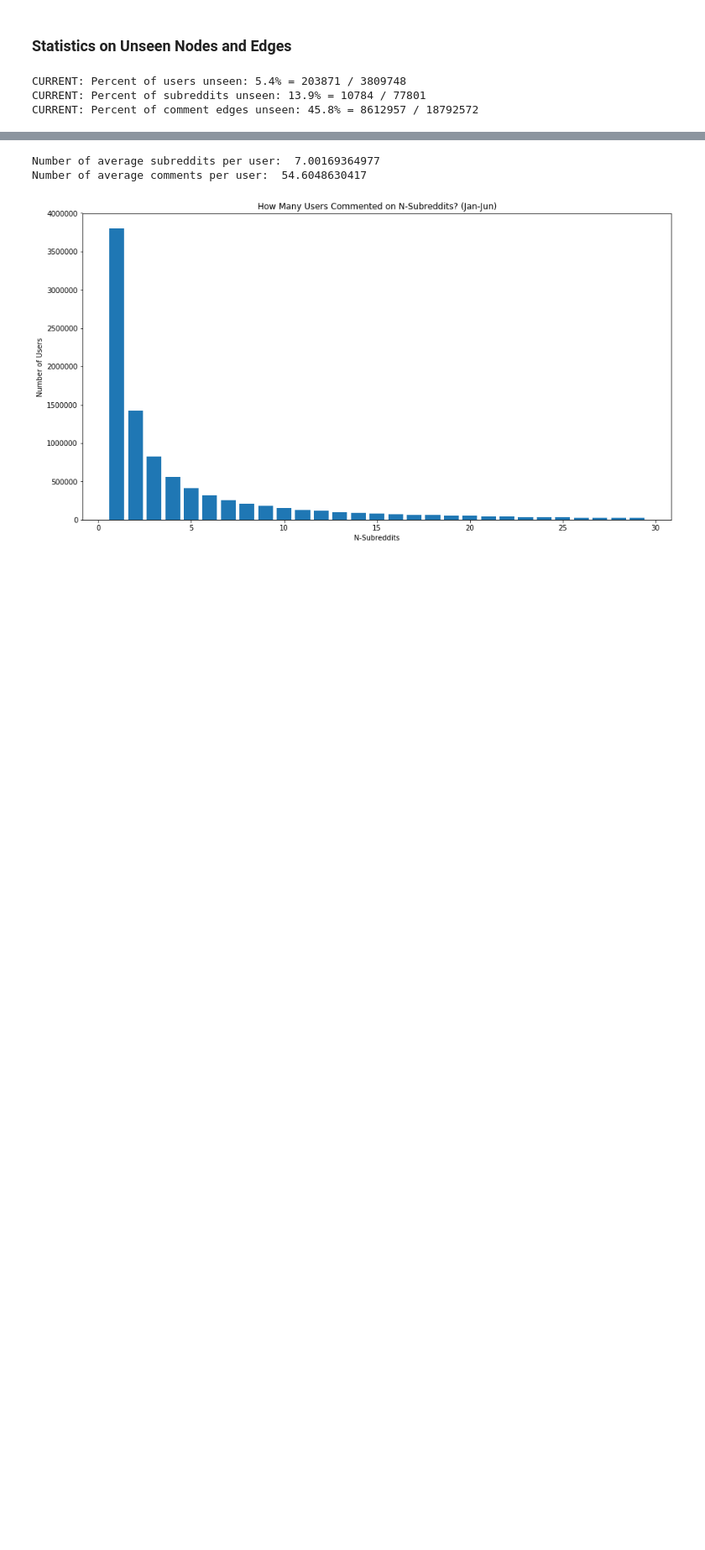
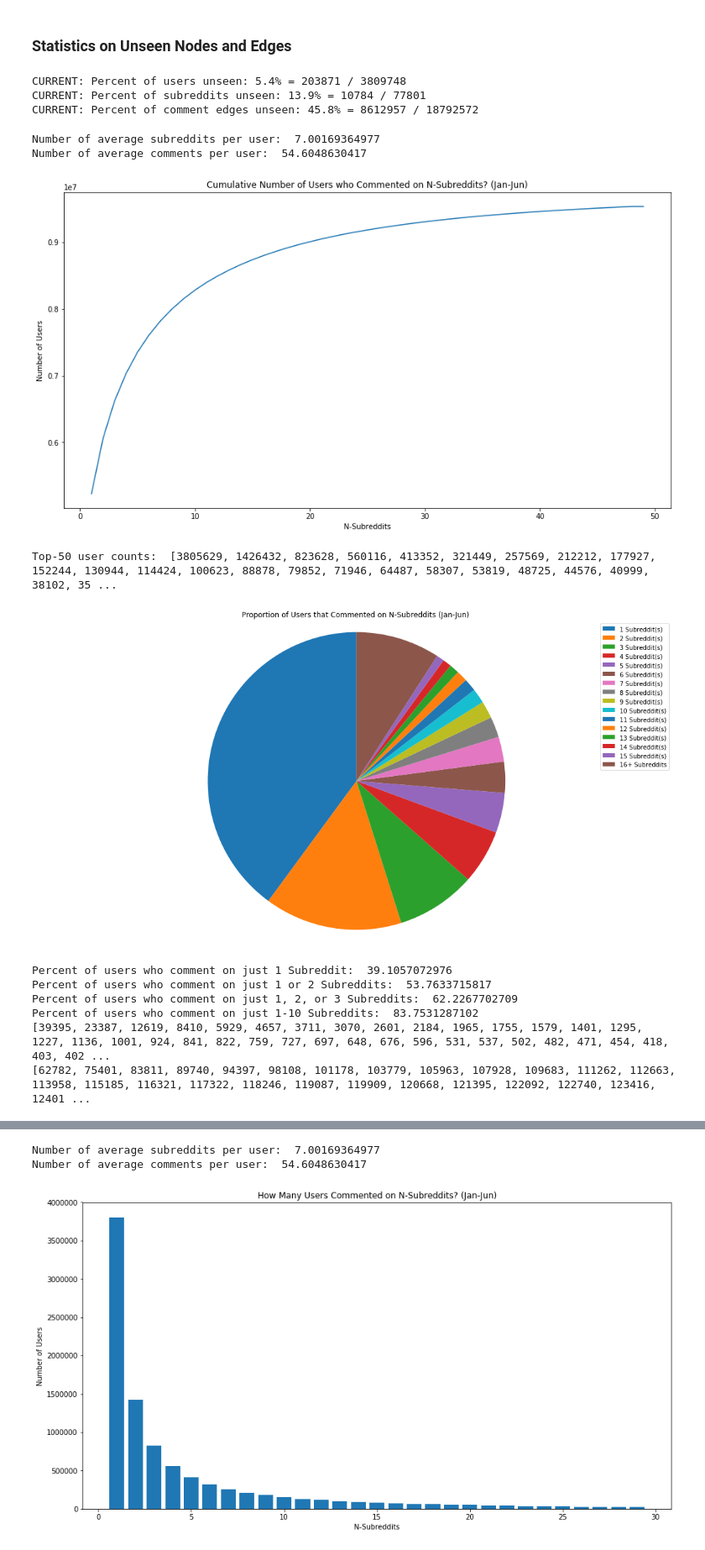
Before and after one commit to yhjw88/subreddit-recommender, a Jupyter notebook: entire_graph_statistics.ipynb, the cells around one changed output, grey strips where cells are left out. Shown: that part at 84% size. Cells and saved outputs as stored; diff of their text form; code cells hidden in the pictures; blank space fills up the shorter version.

```diff
--- a/entire_graph_statistics.ipynb
+++ b/entire_graph_statistics.ipynb
@@ -334,17 +332,18 @@ def print_subreddit_statistics(comment_weights, comment_edges, users, subreddit_
     for user, subreddits in user_subreddit_dict.iteritems():
         subreddit_freq_dict[len(subreddits)] += 1
 
-    max_subreddit_count = 30
+    max_subreddit_count = 50
     subreddit_counts = np.arange(1, max_subreddit_count)
     num_users = [subreddit_freq_dict[subreddit_count] for subreddit_count in subreddit_counts]
+    cum_num_users = [sum(num_users[:subreddit_count+1]) for subreddit_count in subreddit_counts]
 
-    plt.title("How Many Users Commented on N-Subreddits? (Jan-Jun)")
+    plt.title("Cumulative Number of Users who Commented on N-Subreddits? (Jan-Jun)")
     plt.xlabel("N-Subreddits")
     plt.ylabel("Number of Users")
-    plt.bar(subreddit_counts, num_users)
+    plt.plot(subreddit_counts, cum_num_users)
     plt.show()
 
-    print "Top-30 user counts: ", num_users[:max_subreddit_count]
+    print "Top-50 user counts: ", num_users[:max_subreddit_count]
 
     # The slices will be ordered and plotted counter-clockwise.
     labels = [(str(subreddit_count) + " Subreddit(s)") for subreddit_count in subreddit_counts[:15]] + ['16+ Subreddits']# ['Rayos X (88.4 %)', 'RMN en solucion (10.6 %)', 'Microscopia electronica (0.7 %)', 'Otros (0.3 %)']
@@ -366,21 +365,24 @@ def print_subreddit_statistics(comment_weights, comment_edges, users, subreddit_
     for subreddit, users in subreddit_user_dict.iteritems():
         user_freq_dict[len(users)] += 1
 
-    max_user_count = 30
+    max_user_count = 50
     user_counts = np.arange(1, max_user_count)
     num_subreddits = [user_freq_dict[user_count] for user_count in user_counts]
+    cum_num_subreddits = [sum(num_subreddits[:user_count+1]) for user_count in user_counts]
+    print(num_subreddits)
+    print(cum_num_subreddits)
 
-    plt.title("How Many Subreddits Had N-Users? (Jan-Jun)")
+    plt.title("Cumulative Number of Subreddits With N-Users? (Jan-Jun)")
     plt.xlabel("N-Users")
     plt.ylabel("Number of Subreddits")
-    plt.bar(user_counts, num_subreddits)
+    plt.plot(user_counts, cum_num_subreddits)
     plt.show()
 
     print "Top-30 subreddit counts: ", num_subreddits[:max_user_count]
 
     # The slices will be ordered and plotted counter-clockwise.
     labels = [(str(user_count) + " User(s)") for user_count in user_counts[:10]] + ['11+ Users']# ['Rayos X (88.4 %)', 'RMN en solucion (10.6 %)', 'Microscopia electronica (0.7 %)', 'Otros (0.3 %)']
-    sizes = num_subreddits[:10] + [sum(user_counts[10:])] # [88.4, 10.6, 0.7, 0.3]
+    sizes = num_subreddits[:10] + [sum(num_subreddits[10:])] # [88.4, 10.6, 0.7, 0.3]
 #     colors = ['yellowgreen', 'gold', 'lightskyblue', 'lightcoral']
     patches, texts = plt.pie(sizes, startangle=90)
     plt.title("Proportion of Subreddits That Had N-Users (Jan-Jun)")
@@ -393,4 +395,18 @@ def print_subreddit_statistics(comment_weights, comment_edges, users, subreddit_
     print "Percent of subreddits with 1 User: ", 100.0 * sum(num_subreddits[:1]) / len(subreddit_ids)
     print "Percent of subreddits with 1 or 2 Users: ", 100.0 * sum(num_subreddits[:2]) / len(subreddit_ids)
     print "Percent of subreddits with 1, 2, or 3 users: ", 100.0 * sum(num_subreddits[:3]) / len(subreddit_ids)
-    print "Percent of subreddits with 1-10 users: ", 100.0 * sum(num_subreddits[:10]) / len(subreddit_ids)
+    print "Percent of subreddits with 1-5 users: ", 100.0 * sum(num_subreddits[:5]) / len(subreddit_ids)
+# %%
+print_subreddit_statistics(comment_weights, comment_edges, users, subreddit_ids, user_subreddit_dict, subreddit_user_dict)
+# %% [output]
+Number of average subreddits per user:  7.00169364977
+Number of average comments per user:  54.6048630417
+[figure, added]
+Top-50 user counts:  [3805629, 1426432, 823628, 560116, 413352, 321449, 257569, 212212, 177927, 152244, 130944, 114424, 100623, 88878, 79852, 71946, 64487, 58307, 53819, 48725, 44576, 40999, 38102, 35 ...
+[figure, added]
+Percent of users who comment on just 1 Subreddit:  39.1057072976
+Percent of users who comment on just 1 or 2 Subreddits:  53.7633715817
+Percent of users who comment on just 1, 2, or 3 Subreddits:  62.2267702709
+Percent of users who comment on just 1-10 Subreddits:  83.7531287102
+[39395, 23387, 12619, 8410, 5929, 4657, 3711, 3070, 2601, 2184, 1965, 1755, 1579, 1401, 1295, 1227, 1136, 1001, 924, 841, 822, 759, 727, 697, 648, 676, 596, 531, 537, 502, 482, 471, 454, 418, 403, 402 ...
+[62782, 75401, 83811, 89740, 94397, 98108, 101178, 103779, 105963, 107928, 109683, 111262, 112663, 113958, 115185, 116321, 117322, 118246, 119087, 119909, 120668, 121395, 122092, 122740, 123416, 12401 ...
```
Also changed, not shown: parts of 3 cells of this notebook, 3 other files.
